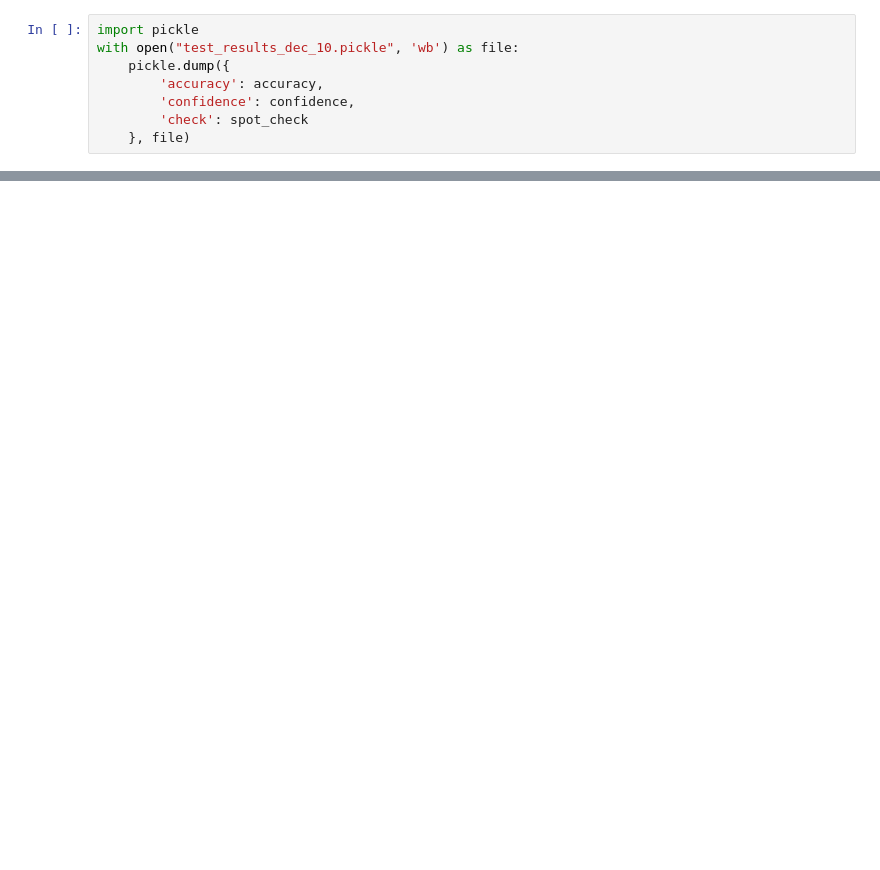
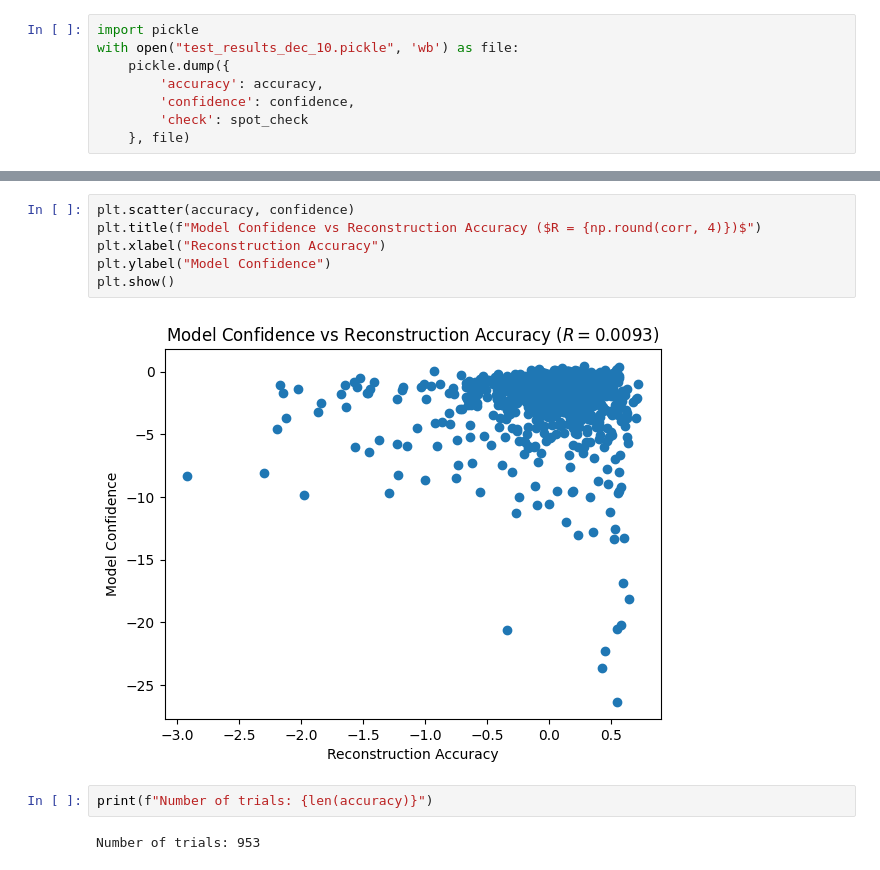
Before and after one commit to wyattbarber/EGR-600-Semester-Project, a Jupyter notebook: testing.ipynb, the cells around one changed output, grey strips where cells are left out. Cells and saved outputs as stored; diff of their text form; blank space fills up the shorter version.

```diff
--- a/testing.ipynb
+++ b/testing.ipynb
@@ -87,0 +132,12 @@ plt.imshow(spot_check["reconstruction"][IDX])
+# %%
+plt.scatter(accuracy, confidence)
+plt.title(f"Model Confidence vs Reconstruction Accuracy ($R = {np.round(corr, 4)})$")
+plt.xlabel("Reconstruction Accuracy")
+plt.ylabel("Model Confidence")
+plt.show()
+# %% [output]
+[figure, added]
+# %%
+print(f"Number of trials: {len(accuracy)}")
+# %% [output]
+Number of trials: 953
```
Also changed, not shown: parts of 10 cells of this notebook.
